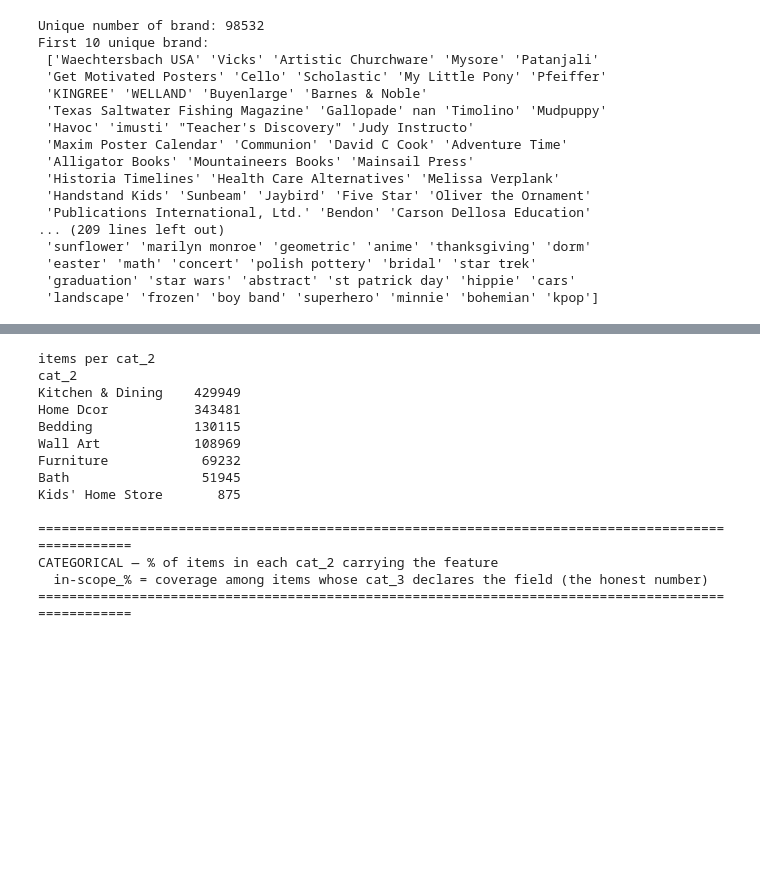
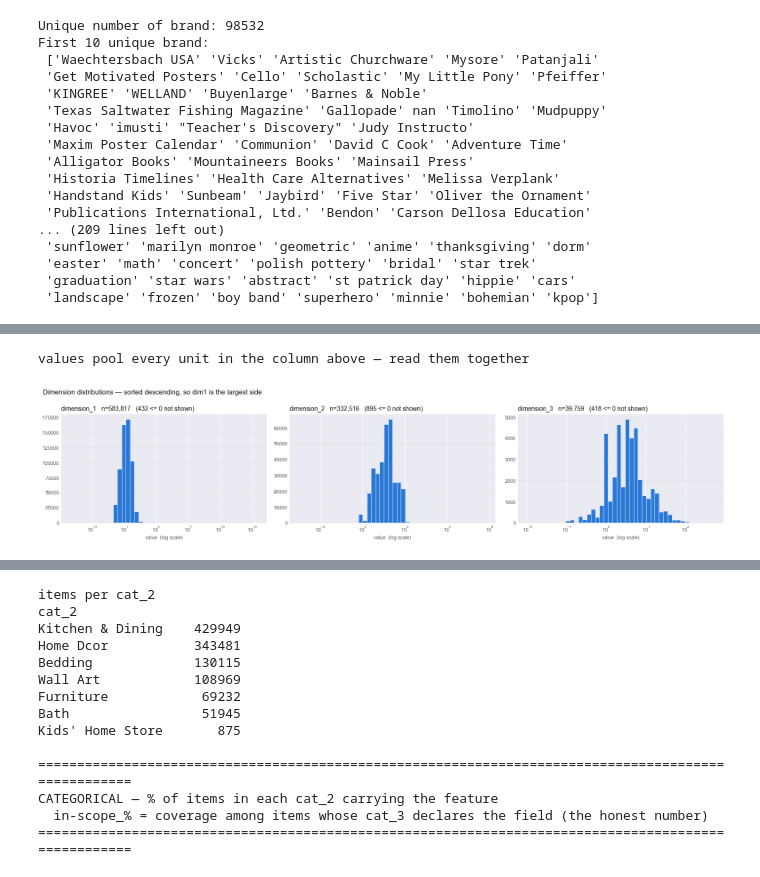
Before and after one commit to flamesmith/RecSystem, a Jupyter notebook: ttn/ttn.ipynb, the cells around one changed output, grey strips where cells are left out. Saved outputs shown, nothing was run; the diff lists cells and outputs as text; code cells hidden in the pictures; blank space fills up the shorter version.

```diff
--- a/ttn/ttn.ipynb
+++ b/ttn/ttn.ipynb
@@ -613,0 +808,76 @@ Name: count, Length: 10000, dtype: int64
+# %%
+import matplotlib.pyplot as plt
+
+# --- Dimension variables ---------------------------------------------------
+# `Dimensions` parses into three numbers plus one shared unit column. The three
+# are sorted descending (dim1 >= dim2 >= dim3), so they are "largest / middle /
+# smallest side", not length / width / height.
+
+DIM_COLS = ["dimension_1", "dimension_2", "dimension_3"]
+UNIT_COL = "dimension_unit"
+Q = [0.01, 0.05, 0.25, 0.50, 0.75, 0.95, 0.96, 0.97, 0.98, 0.99]
+
+BAR, INK, INK_SOFT, GRID = "#2a78d6", "#0b0b0b", "#52514e", "#e6e5e1"
+
+
+def dimension_report(cols=DIM_COLS, unit_col=UNIT_COL, top_units=25):
+    cols = [c for c in cols if c in df_features.columns]
+
+    # --- the unit column ---------------------------------------------------
+    if unit_col in df_features.columns:
+        u = df_features[unit_col]
+        vc = u.value_counts(dropna=True)
+        print(f"{unit_col}: {u.nunique():,} distinct values, "
+              f"{u.notna().sum():,} non-null ({u.notna().mean():.1%} of items)")
+        print(f"  top {min(top_units, len(vc))} by item count:")
+        for name, n in vc.head(top_units).items():
+            print(f"      {name!r:22s} {n:>9,}  ({n / vc.sum() * 100:5.1f}%)")
+        if len(vc) > top_units:
+            print(f"      ... and {len(vc) - top_units:,} more, "
+                  f"{vc.iloc[top_units:].sum():,} items")
+        print()
+
+    # --- percentiles -------------------------------------------------------
+    rows = {}
+    for c in cols:
+        v = df_features[c].dropna()
+        rows[c] = {"n": len(v), "coverage_%": df_features[c].notna().mean() * 100,
+                   "min": v.min(),
+                   **{f"p{int(q * 100)}": v.quantile(q) for q in Q},
+                   "max": v.max(), "<=0": int((v <= 0).sum())}
+    display(pd.DataFrame(rows).T)
+    print("values pool every unit in the column above — read them together\n")
+
+    # --- histograms --------------------------------------------------------
+    fig, axes = plt.subplots(1, len(cols), figsize=(5.2 * len(cols), 3.6), squeeze=False)
+    fig.patch.set_facecolor("white")
+    for ax, c in zip(axes.flat, cols):
+        v = df_features[c].dropna()
+        pos = v[v > 0]
+        use_log = len(pos) and pos.max() / pos.min() > 100
+        data = pos if use_log else v
+        nbins = int(np.clip(np.sqrt(max(len(data), 1)), 10, 45))
+        edges = (np.logspace(np.log10(data.min()), np.log10(data.max()), nbins)
+                 if use_log and data.max() > data.min()
+                 else np.linspace(data.min(), data.max(), nbins))
+        ax.hist(data, bins=edges, color=BAR, edgecolor="white", linewidth=0.5)
+        if use_log:
+            ax.set_xscale("log")
+        drop = int((v <= 0).sum())
+        ax.set_title(f"{c}   n={len(v):,}" + (f"   ({drop} <= 0 not shown)" if drop and use_log else ""),
+                     fontsize=10, color=INK, loc="left")
+        ax.set_xlabel("value" + ("  (log scale)" if use_log else ""), fontsize=8, color=INK_SOFT)
+        ax.grid(axis="y", color=GRID, linewidth=1)
+        ax.set_axisbelow(True)
+        for side in ("top", "right", "left"):
+            ax.spines[side].set_visible(False)
+        ax.spines["bottom"].set_color(GRID)
+        ax.tick_params(colors=INK_SOFT, labelsize=8, length=0)
+    fig.suptitle("Dimension distributions — sorted descending, so dim1 is the largest side",
+                 fontsize=11, color=INK, x=0.01, ha="left")
+    fig.tight_layout()
+    plt.show()
+
+
+dimension_report()
+# %% [output]
@@ -613,0 +905,2 @@ Name: count, Length: 10000, dtype: int64
+values pool every unit in the column above — read them together
+[figure, added]
```
Also changed, not shown: parts of 9 cells of this notebook, 4 other files.
